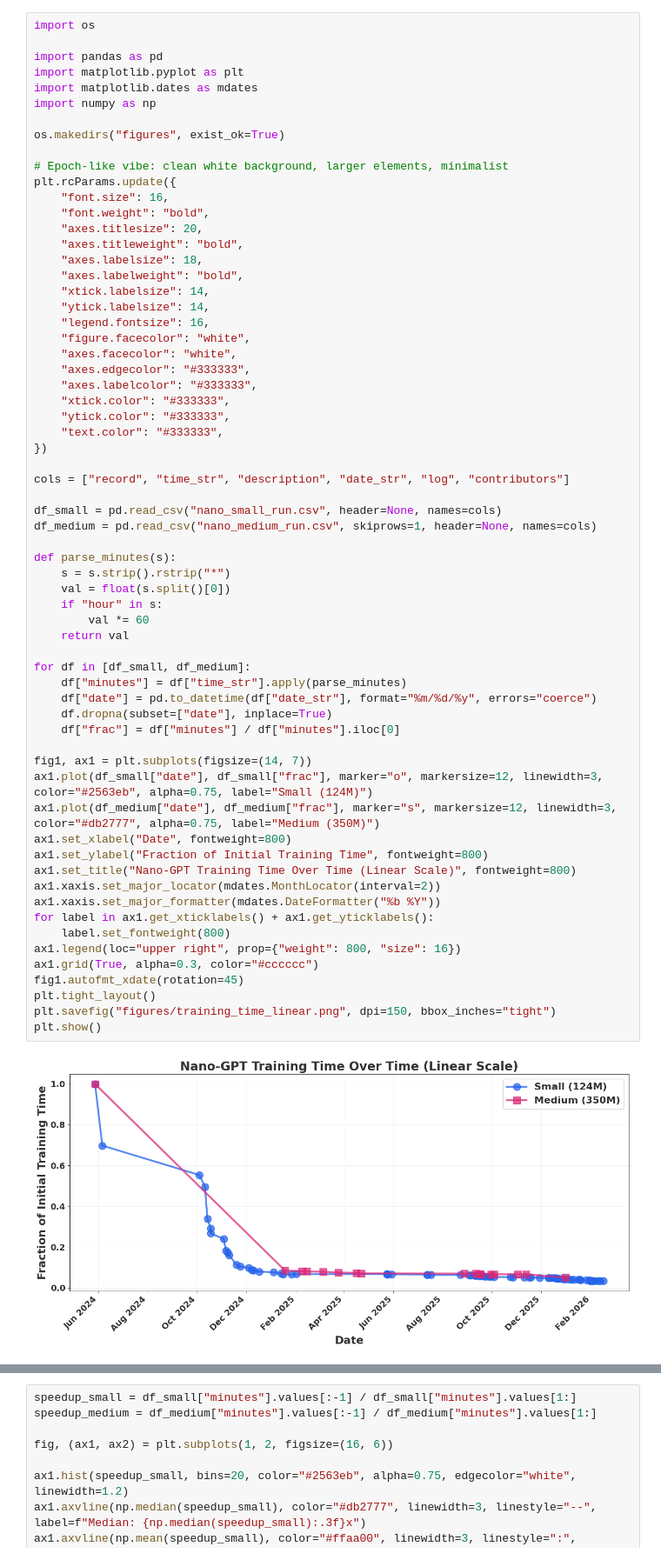
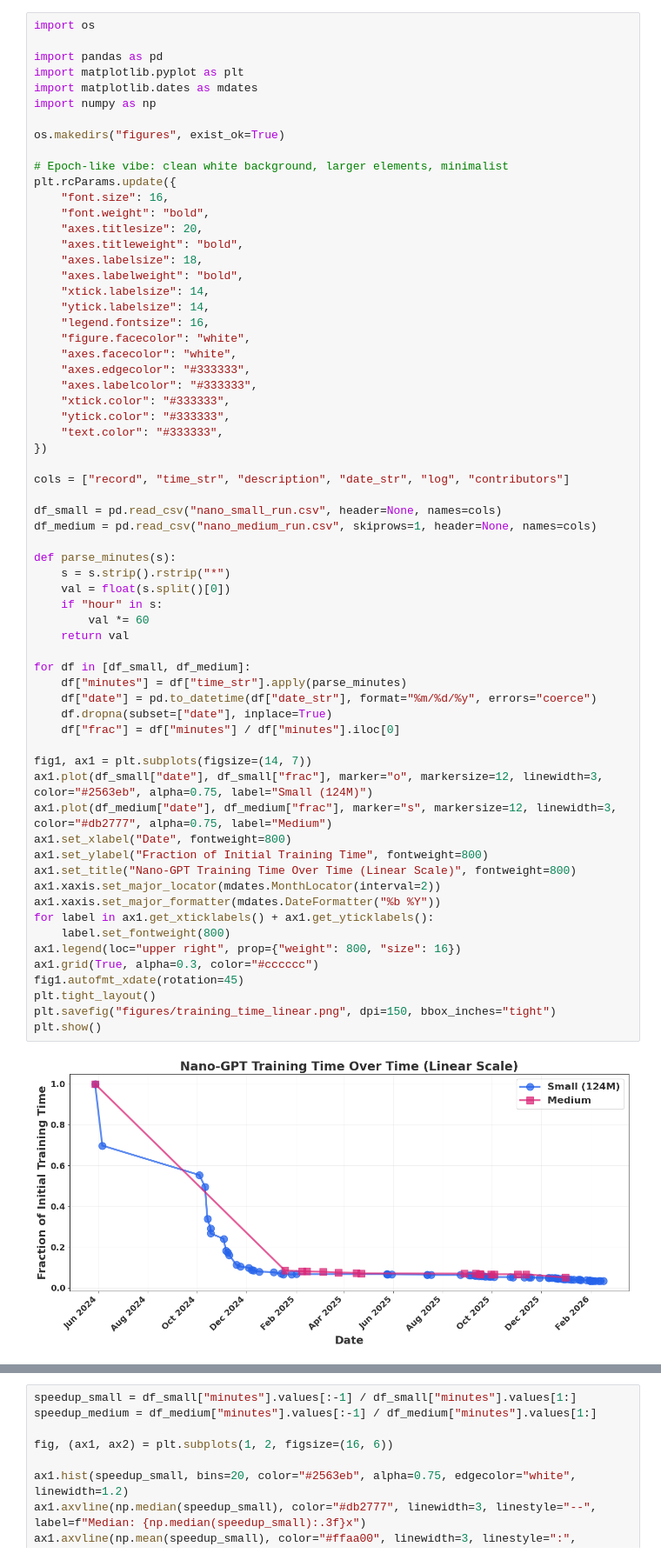
Before and after one commit to hansgundlach/SpeedRunAnalysis, a Jupyter notebook: graph_analysis.ipynb, the cells around one changed output, grey strips where cells are left out. Shown at 87% size. Saved outputs shown, nothing was run; the diff lists cells and outputs as text.

```diff
--- a/graph_analysis.ipynb
+++ b/graph_analysis.ipynb
@@ -35,35 +35,35 @@ df_medium = pd.read_csv("nano_medium_run.csv", skiprows=1, header=None, names=co
 
 def parse_minutes(s):
     s = s.strip().rstrip("*")
     val = float(s.split()[0])
     if "hour" in s:
         val *= 60
     return val
 
 for df in [df_small, df_medium]:
     df["minutes"] = df["time_str"].apply(parse_minutes)
     df["date"] = pd.to_datetime(df["date_str"], format="%m/%d/%y", errors="coerce")
     df.dropna(subset=["date"], inplace=True)
     df["frac"] = df["minutes"] / df["minutes"].iloc[0]
 
 fig1, ax1 = plt.subplots(figsize=(14, 7))
 ax1.plot(df_small["date"], df_small["frac"], marker="o", markersize=12, linewidth=3, color="#2563eb", alpha=0.75, label="Small (124M)")
-ax1.plot(df_medium["date"], df_medium["frac"], marker="s", markersize=12, linewidth=3, color="#db2777", alpha=0.75, label="Medium (350M)")
+ax1.plot(df_medium["date"], df_medium["frac"], marker="s", markersize=12, linewidth=3, color="#db2777", alpha=0.75, label="Medium")
 ax1.set_xlabel("Date", fontweight=800)
 ax1.set_ylabel("Fraction of Initial Training Time", fontweight=800)
 ax1.set_title("Nano-GPT Training Time Over Time (Linear Scale)", fontweight=800)
 ax1.xaxis.set_major_locator(mdates.MonthLocator(interval=2))
 ax1.xaxis.set_major_formatter(mdates.DateFormatter("%b %Y"))
 for label in ax1.get_xticklabels() + ax1.get_yticklabels():
     label.set_fontweight(800)
 ax1.legend(loc="upper right", prop={"weight": 800, "size": 16})
 ax1.grid(True, alpha=0.3, color="#cccccc")
 fig1.autofmt_xdate(rotation=45)
 plt.tight_layout()
 plt.savefig("figures/training_time_linear.png", dpi=150, bbox_inches="tight")
 plt.show()
 # %% [output]
-[figure, old version]
+[figure, new version]
 # %%
 fig, ax = plt.subplots(figsize=(14, 7))
 ax.plot(df_small["date"], df_small["frac"], marker="o", markersize=12, linewidth=3, color="#2563eb", alpha=0.75, label="Small (124M)")
```
Also changed, not shown: parts of 7 cells of this notebook, 13 other files.
